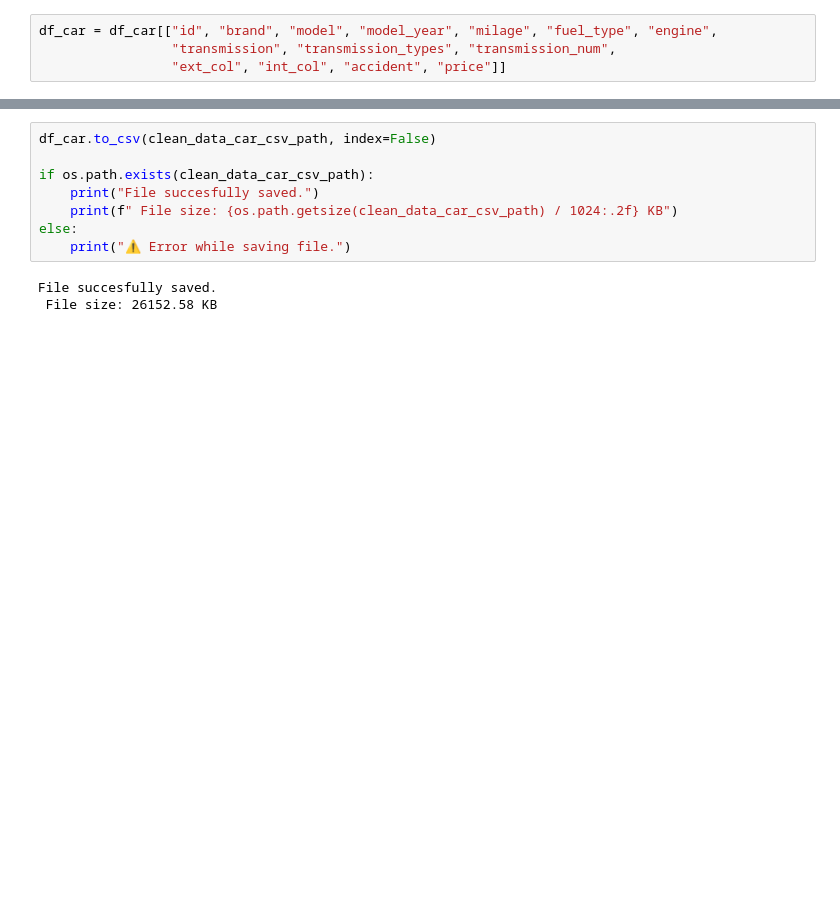
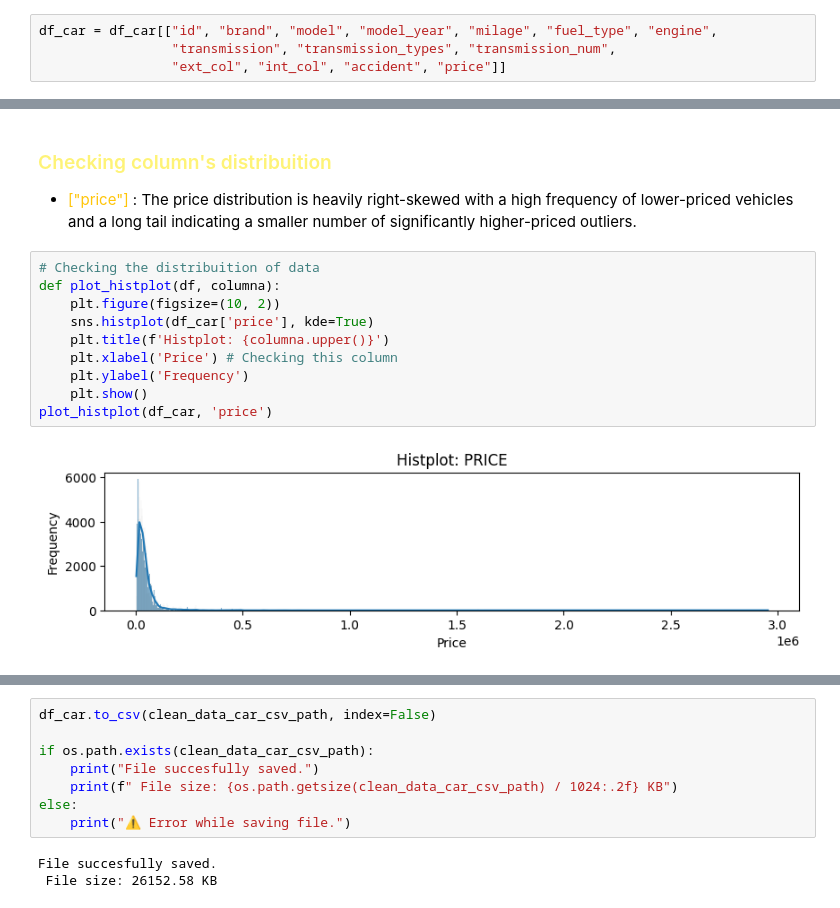
Before and after one commit to Bootcamp-IA-P4/Car_prices_project_equipo2, a Jupyter notebook: eda/eda.ipynb, the cells around one changed output, grey strips where cells are left out. Saved outputs shown, nothing was run; the diff lists cells and outputs as text; blank space fills up the shorter version.

```diff
--- a/eda/eda.ipynb
+++ b/eda/eda.ipynb
@@ -336,0 +330,16 @@ Se han creado nuevas columnas para optimizar la visualización de cara al futuro
+# %% [markdown]
+### <span style="color:#fef377;">  Checking column's distribuition </span>
+
+- <span style="color:#ffc509;">  ["price"] </span> : The price distribution is heavily right-skewed with a high frequency of lower-priced vehicles and a long tail indicating a smaller number of significantly higher-priced outliers.
+# %%
+# Checking the distribuition of data
+def plot_histplot(df, columna):
+    plt.figure(figsize=(10, 2))
+    sns.histplot(df_car['price'], kde=True)
+    plt.title(f'Histplot: {columna.upper()}')
+    plt.xlabel('Price') # Checking this column
+    plt.ylabel('Frequency')
+    plt.show()
+plot_histplot(df_car, 'price')
+# %% [output]
+[figure, added]
```
Also changed, not shown: parts of 19 cells of this notebook.
